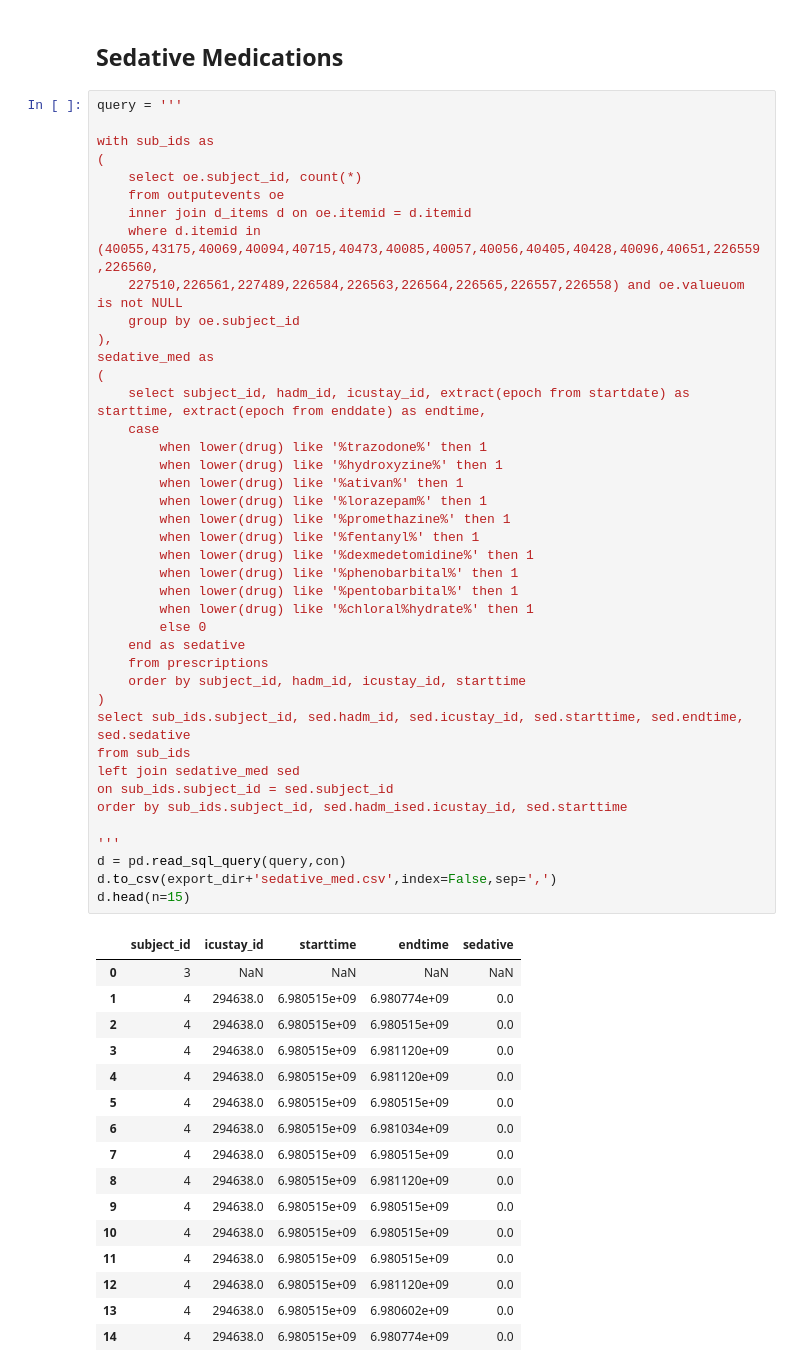
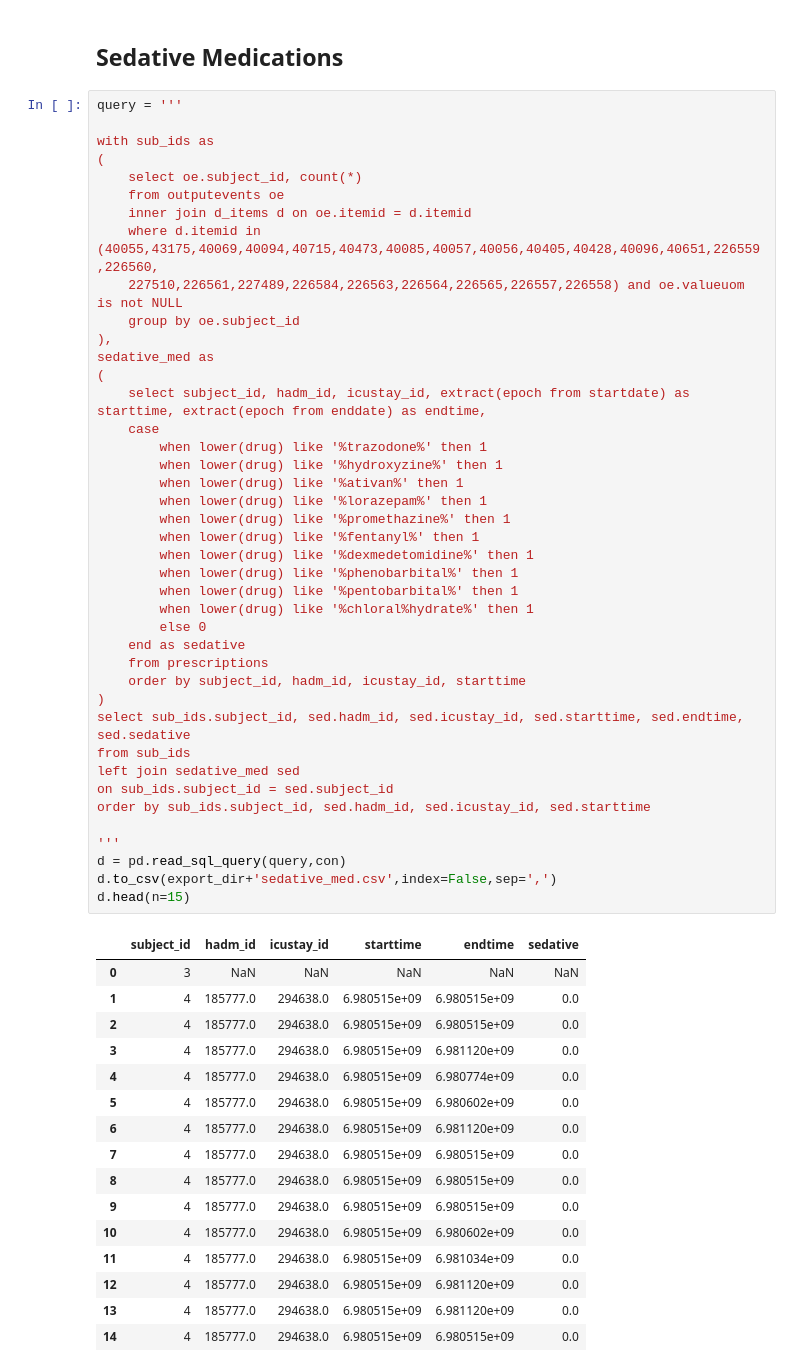
Before and after one commit to dhruvsharma15/mimic-iii-analysis, a Jupyter notebook: AKI_data_extraction.ipynb, the cells around one changed output. Saved outputs shown, nothing was run; the diff lists cells and outputs as text.

```diff
--- a/AKI_data_extraction.ipynb
+++ b/AKI_data_extraction.ipynb
@@ -779,47 +779,47 @@ with sub_ids as
 ),
 sedative_med as
 (
     select subject_id, hadm_id, icustay_id, extract(epoch from startdate) as starttime, extract(epoch from enddate) as endtime,
     case
         when lower(drug) like '%trazodone%' then 1
         when lower(drug) like '%hydroxyzine%' then 1
         when lower(drug) like '%ativan%' then 1
         when lower(drug) like '%lorazepam%' then 1
         when lower(drug) like '%promethazine%' then 1
         when lower(drug) like '%fentanyl%' then 1
         when lower(drug) like '%dexmedetomidine%' then 1
         when lower(drug) like '%phenobarbital%' then 1
         when lower(drug) like '%pentobarbital%' then 1
         when lower(drug) like '%chloral%hydrate%' then 1
         else 0
     end as sedative
     from prescriptions
     order by subject_id, hadm_id, icustay_id, starttime
 )
 select sub_ids.subject_id, sed.hadm_id, sed.icustay_id, sed.starttime, sed.endtime, sed.sedative
 from sub_ids
 left join sedative_med sed
 on sub_ids.subject_id = sed.subject_id
-order by sub_ids.subject_id, sed.hadm_ised.icustay_id, sed.starttime
+order by sub_ids.subject_id, sed.hadm_id, sed.icustay_id, sed.starttime
 
 '''
 d = pd.read_sql_query(query,con)
 d.to_csv(export_dir+'sedative_med.csv',index=False,sep=',')
 d.head(n=15)
 # %% [output]
-|  | subject_id | icustay_id | starttime | endtime | sedative |
-| 0 | 3 | NaN | NaN | NaN | NaN |
-| 1 | 4 | 294638.0 | 6.980515e+09 | 6.980774e+09 | 0.0 |
-| 2 | 4 | 294638.0 | 6.980515e+09 | 6.980515e+09 | 0.0 |
-| 3 | 4 | 294638.0 | 6.980515e+09 | 6.981120e+09 | 0.0 |
-| 4 | 4 | 294638.0 | 6.980515e+09 | 6.981120e+09 | 0.0 |
-| 5 | 4 | 294638.0 | 6.980515e+09 | 6.980515e+09 | 0.0 |
-| 6 | 4 | 294638.0 | 6.980515e+09 | 6.981034e+09 | 0.0 |
-| 7 | 4 | 294638.0 | 6.980515e+09 | 6.980515e+09 | 0.0 |
-| 8 | 4 | 294638.0 | 6.980515e+09 | 6.981120e+09 | 0.0 |
-| 9 | 4 | 294638.0 | 6.980515e+09 | 6.980515e+09 | 0.0 |
-| 10 | 4 | 294638.0 | 6.980515e+09 | 6.980515e+09 | 0.0 |
-| 11 | 4 | 294638.0 | 6.980515e+09 | 6.980515e+09 | 0.0 |
-| 12 | 4 | 294638.0 | 6.980515e+09 | 6.981120e+09 | 0.0 |
-| 13 | 4 | 294638.0 | 6.980515e+09 | 6.980602e+09 | 0.0 |
-| 14 | 4 | 294638.0 | 6.980515e+09 | 6.980774e+09 | 0.0 |
+|  | subject_id | hadm_id | icustay_id | starttime | endtime | sedative |
+| 0 | 3 | NaN | NaN | NaN | NaN | NaN |
+| 1 | 4 | 185777.0 | 294638.0 | 6.980515e+09 | 6.980515e+09 | 0.0 |
+| 2 | 4 | 185777.0 | 294638.0 | 6.980515e+09 | 6.980515e+09 | 0.0 |
+| 3 | 4 | 185777.0 | 294638.0 | 6.980515e+09 | 6.981120e+09 | 0.0 |
+| 4 | 4 | 185777.0 | 294638.0 | 6.980515e+09 | 6.980774e+09 | 0.0 |
+| 5 | 4 | 185777.0 | 294638.0 | 6.980515e+09 | 6.980602e+09 | 0.0 |
+| 6 | 4 | 185777.0 | 294638.0 | 6.980515e+09 | 6.981120e+09 | 0.0 |
+| 7 | 4 | 185777.0 | 294638.0 | 6.980515e+09 | 6.980515e+09 | 0.0 |
+| 8 | 4 | 185777.0 | 294638.0 | 6.980515e+09 | 6.980515e+09 | 0.0 |
+| 9 | 4 | 185777.0 | 294638.0 | 6.980515e+09 | 6.980515e+09 | 0.0 |
+| 10 | 4 | 185777.0 | 294638.0 | 6.980515e+09 | 6.980602e+09 | 0.0 |
+| 11 | 4 | 185777.0 | 294638.0 | 6.980515e+09 | 6.981034e+09 | 0.0 |
+| 12 | 4 | 185777.0 | 294638.0 | 6.980515e+09 | 6.981120e+09 | 0.0 |
+| 13 | 4 | 185777.0 | 294638.0 | 6.980515e+09 | 6.981120e+09 | 0.0 |
+| 14 | 4 | 185777.0 | 294638.0 | 6.980515e+09 | 6.980515e+09 | 0.0 |
```
Also changed, not shown: 1 other file.
